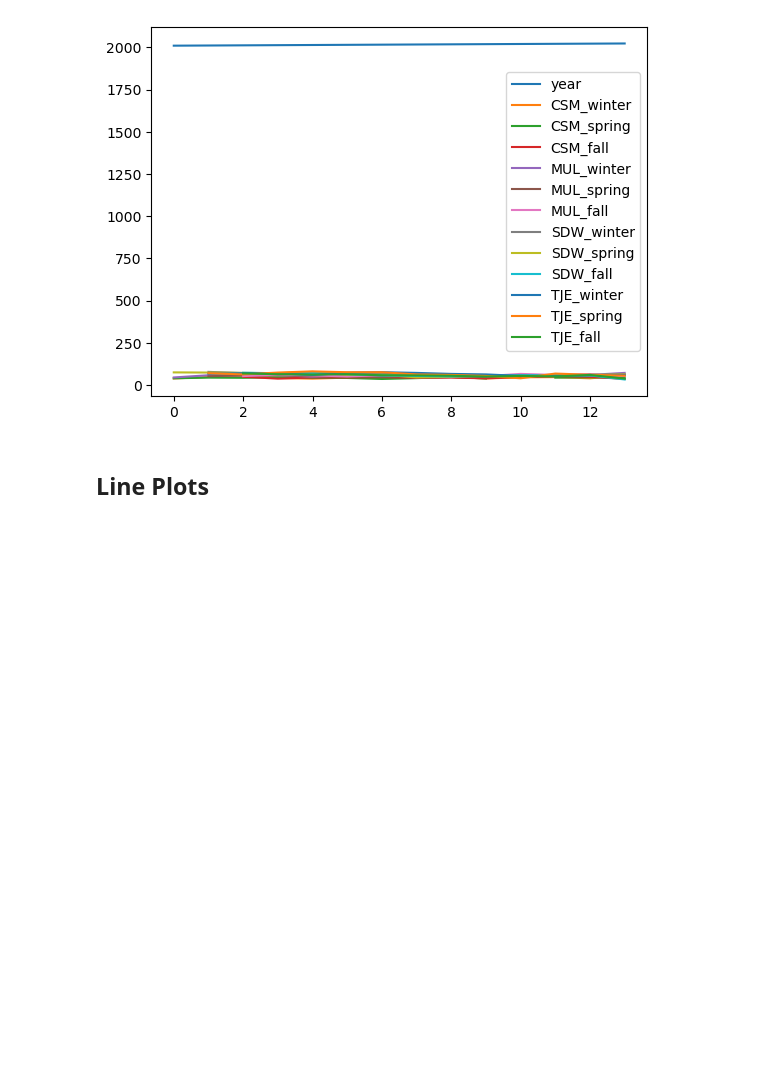
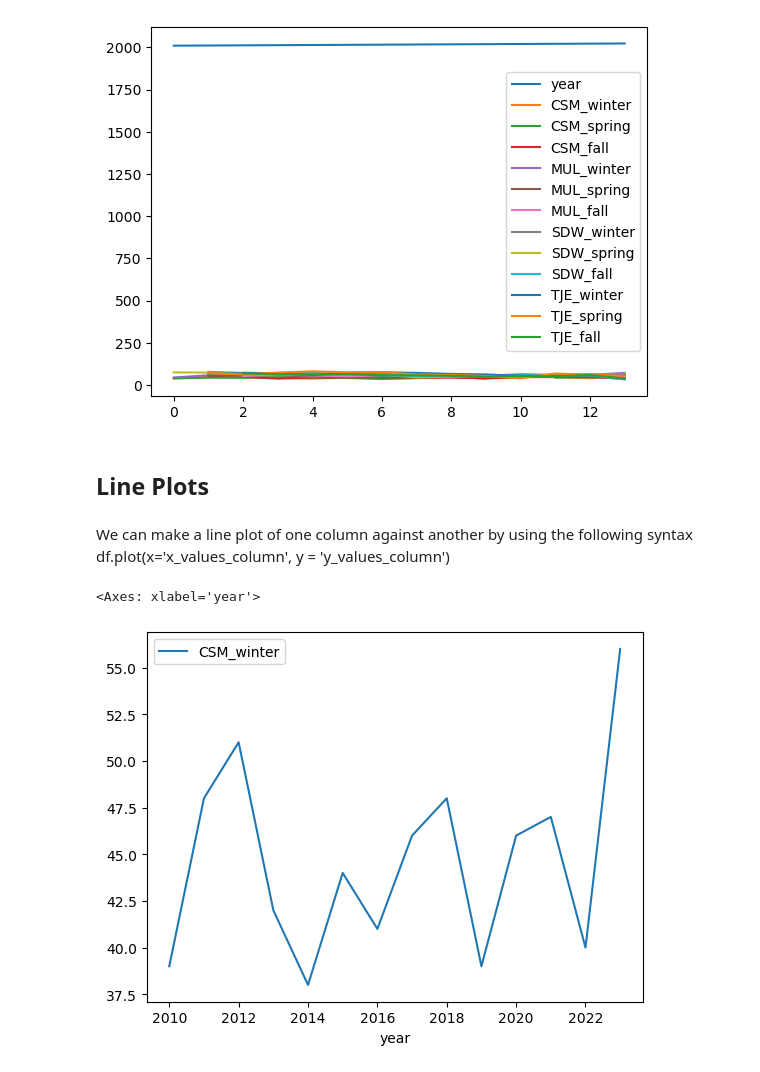
Before and after one commit to ethan-mathews24/eds220-in-class, a Jupyter notebook: Week1/week1-basic-plotting.ipynb, the cells around one changed output. Drawn from its saved outputs; the diff is of its cells as text; code cells hidden in the pictures; blank space fills up the shorter version.

```diff
--- a/Week1/week1-basic-plotting.ipynb
+++ b/Week1/week1-basic-plotting.ipynb
@@ -36,3 +37,15 @@ df.plot()
 [figure]
 # %% [markdown]
 ## Line Plots
+# %% [markdown]
+We can make a line plot of one column against another by using the following syntax
+df.plot(x='x_values_column', y = 'y_values_column')
+# %%
+# example
+
+# Bird species registered duirng winter at CSM yearly
+
+df.plot(x = 'year', y = 'CSM_winter')
+# %% [output]
+<Axes: xlabel='year'>
+[figure, added]
```
Also changed, not shown: parts of 48 cells of this notebook, 1 other file.
